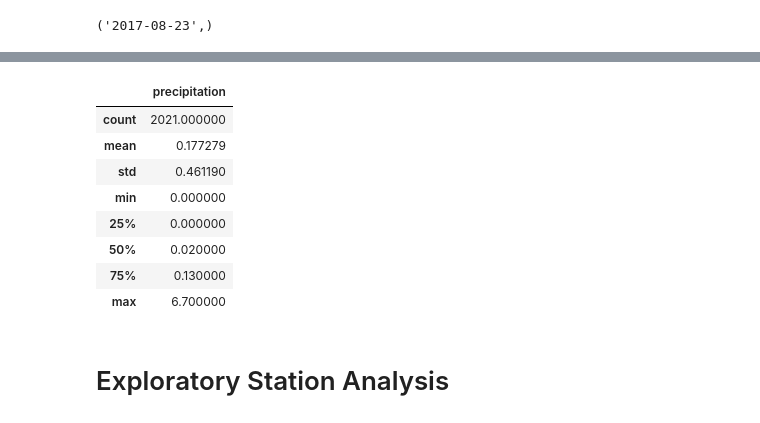
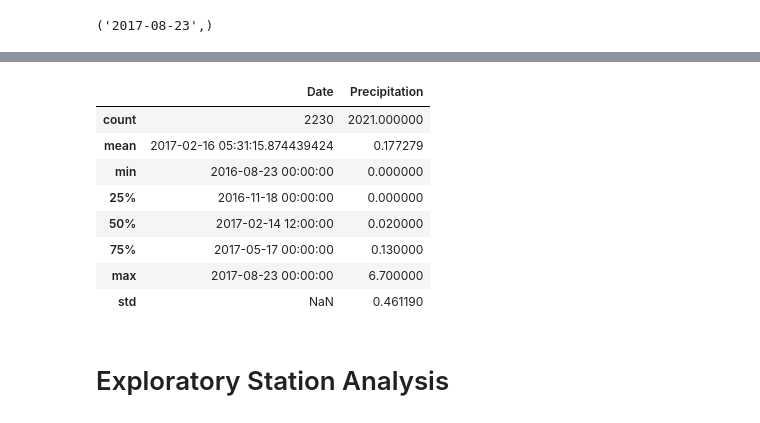
Before and after one commit to StarkArk/hawaiian_holiday_sqlalchemy, a Jupyter notebook: climate_starter.ipynb, the cells around one changed output, grey strips where cells are left out. Cells and saved outputs as stored; diff of their text form; code cells hidden in the pictures.

```diff
--- a/climate_starter.ipynb
+++ b/climate_starter.ipynb
@@ -81,12 +79,11 @@ recent_month = int(recent_date[0][5:7])
 recent_day = int(recent_date[0][8:10])
 # %%
 # Design a query to retrieve the last 12 months of precipitation data and plot the results.
-# Starting from the most recent data point in the database.
+# Most recent date in datetime
 last_date = dt.date(recent_year, recent_month, recent_day)
 
 # Calculate the date one year from the last date in data set.
 year_back = last_date - dt.timedelta(days=365)
-
 
 # Perform a query to retrieve the data and precipitation scores
 prcp_query = session.query(Measurement.date,
@@ -99,17 +96,7 @@ prcp_ls_dict = [{"Date": prcp[0], "Precipitation": prcp[1]} for prcp in prcp_que
 prcp_df = pd.DataFrame(prcp_ls_dict)
 
 # Sort the dataframe by date
+prcp_df.sort_values(by="Date", inplace=True)
 
-
-# Use Pandas Plotting with Matplotlib to plot the data
+# Convert "Date" column to datetime
+prcp_df["Date"] = pd.to_datetime(prcp_df["Date"])
-# %%
-prcp_query = session.query(Measurement.date,
-                           Measurement.prcp).filter(Measurement.date >= year_back).\
-                                             order_by(Measurement.date).\
-                                             all()
-
-prcp_ls_dict = [{"Date": prcp[0], "Precipitation": prcp[1]} for prcp in prcp_query]
-
-prcp_df = pd.DataFrame(prcp_ls_dict)
-
-prcp_df.head(25)
@@ -185,14 +115,15 @@ Text(0, 0.5, 'Inches')
 # %%
 # Use Pandas to calculate the summary statistics for the precipitation data
+display(prcp_df.describe())
 # %% [output]
-|  | precipitation |
-| count | 2021.000000 |
-| mean | 0.177279 |
-| std | 0.461190 |
-| min | 0.000000 |
-| 25% | 0.000000 |
-| 50% | 0.020000 |
-| 75% | 0.130000 |
-| max | 6.700000 |
+|  | Date | Precipitation |
+| count | 2230 | 2021.000000 |
+| mean | 2017-02-16 05:31:15.874439424 | 0.177279 |
+| min | 2016-08-23 00:00:00 | 0.000000 |
+| 25% | 2016-11-18 00:00:00 | 0.000000 |
+| 50% | 2017-02-14 12:00:00 | 0.020000 |
+| 75% | 2017-05-17 00:00:00 | 0.130000 |
+| max | 2017-08-23 00:00:00 | 6.700000 |
+| std | NaN | 0.461190 |
 # %% [markdown]
 # Exploratory Station Analysis
```
Also changed, not shown: parts of 11 cells of this notebook.
